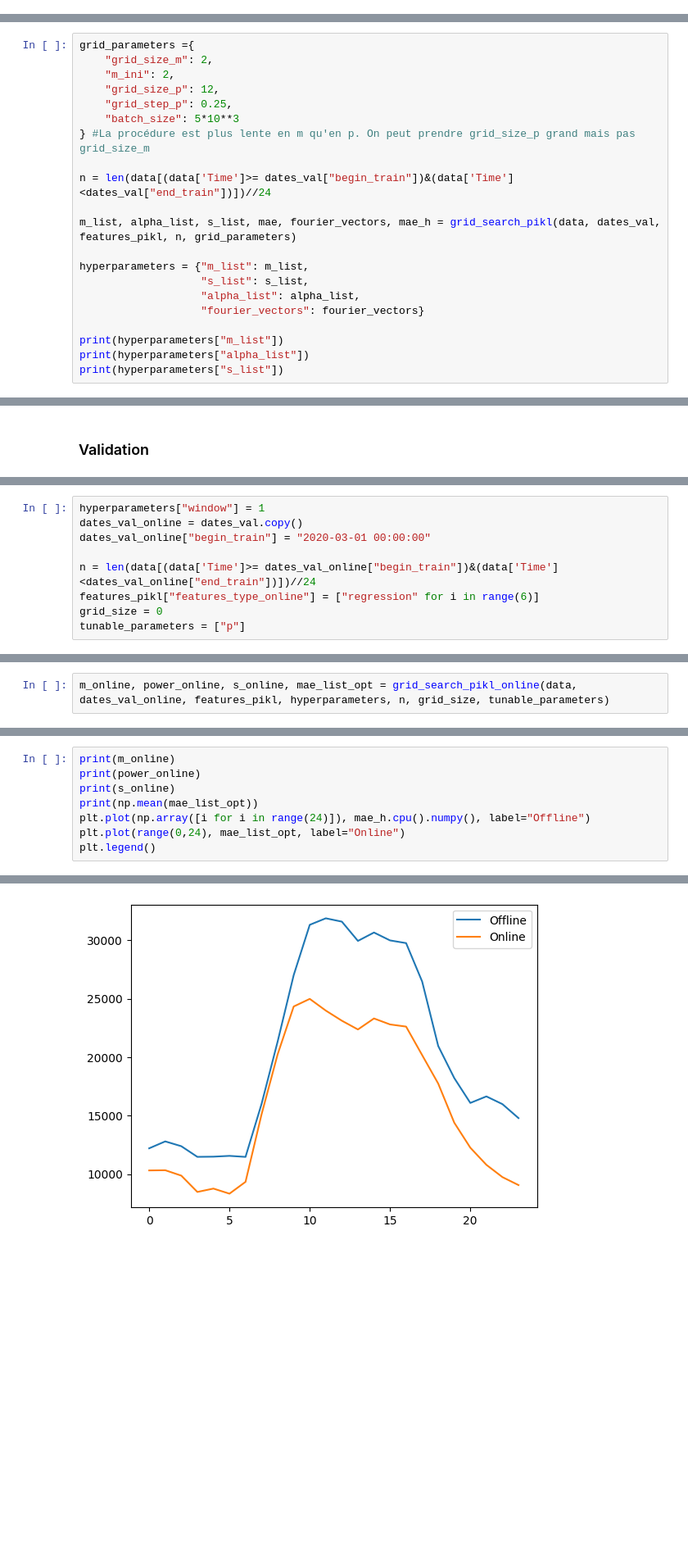
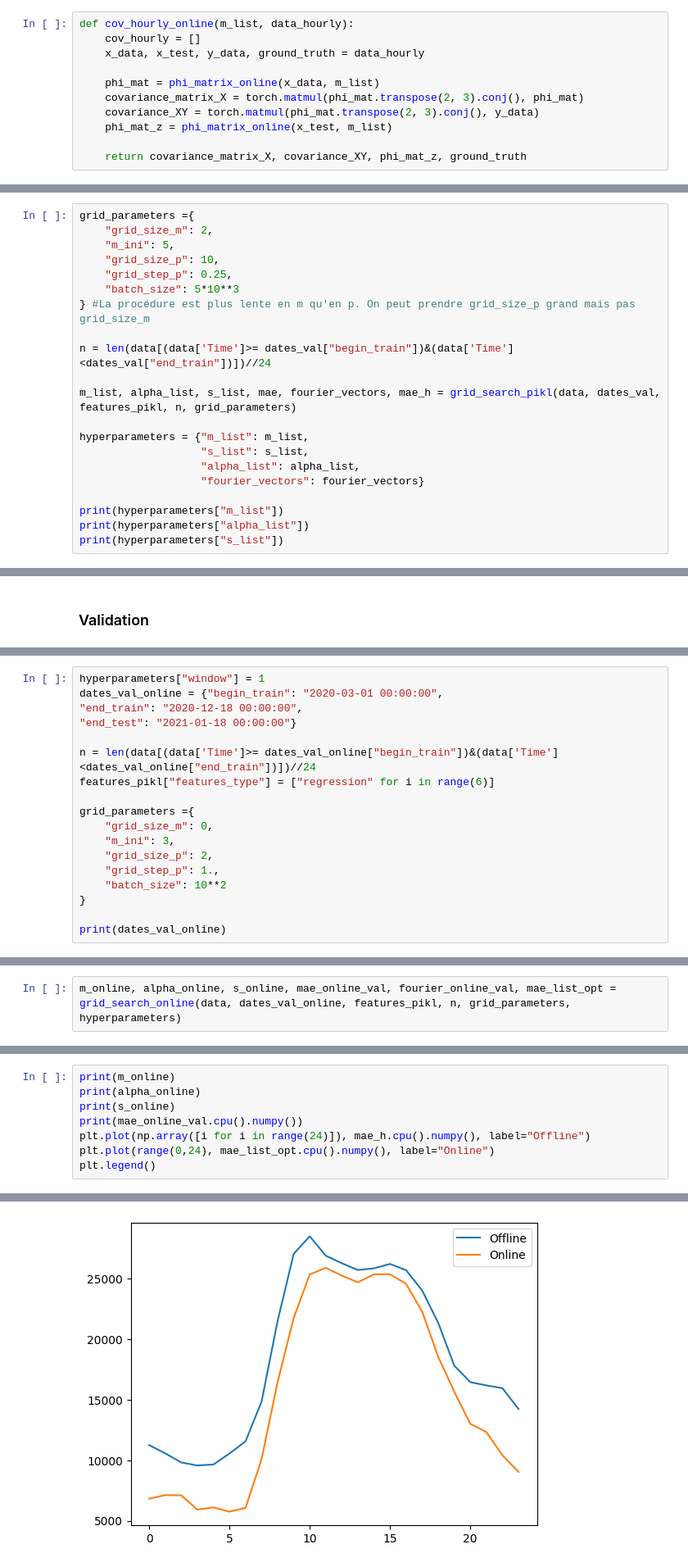
Before and after one commit to NathanDoumeche/WeaKL, a Jupyter notebook: ieee_competition/PIKL.ipynb, the cells around one changed output, grey strips where cells are left out. Shown at 82% size. Saved outputs shown, nothing was run; the diff lists cells and outputs as text; blank space fills up the shorter version.

Commit message:
Grid search online PIKL

```diff
--- a/ieee_competition/PIKL.ipynb
+++ b/ieee_competition/PIKL.ipynb
@@ -439,3 +484,14 @@ def estimation_kalman(fourier_coefs, z_data, m_list):
+# %%
+def cov_hourly_online(m_list, data_hourly):
+    cov_hourly = []
+    x_data, x_test, y_data, ground_truth = data_hourly
+
+    phi_mat = phi_matrix_online(x_data, m_list)
+    covariance_matrix_X = torch.matmul(phi_mat.transpose(2, 3).conj(), phi_mat)
+    covariance_XY = torch.matmul(phi_mat.transpose(2, 3).conj(), y_data)
+    phi_mat_z = phi_matrix_online(x_test, m_list)
+
+    return covariance_matrix_X, covariance_XY, phi_mat_z, ground_truth
 # %%
 def hour_formatting_online(data, date, features_pikl, hyperparameters):
     begin_train, end_train, end_test = date["begin_train"], date["end_train"], date["end_test"]
@@ -699,8 +711,8 @@ features_pikl["features_union"] =  np.union1d(features_pikl["features1"],feature
 # %%
 grid_parameters ={
     "grid_size_m": 2,
-    "m_ini": 2,
-    "grid_size_p": 12,
+    "m_ini": 5,
+    "grid_size_p": 10,
     "grid_step_p": 0.25,
     "batch_size": 5*10**3
 } #La procédure est plus lente en m qu'en p. On peut prendre grid_size_p grand mais pas grid_size_m
@@ -807,9 +853,18 @@ The mean MAE offline is 15695.979
 # %%
 hyperparameters["window"] = 1
-dates_val_online = dates_val.copy()
-dates_val_online["begin_train"] = "2020-03-01 00:00:00"
+dates_val_online = {"begin_train": "2020-03-01 00:00:00",
+"end_train": "2020-12-18 00:00:00",
+"end_test": "2021-01-18 00:00:00"}
 
 n = len(data[(data['Time']>= dates_val_online["begin_train"])&(data['Time']<dates_val_online["end_train"])])//24
-features_pikl["features_type_online"] = ["regression" for i in range(6)]
-grid_size = 0
-tunable_parameters = ["p"]
+features_pikl["features_type"] = ["regression" for i in range(6)]
+
+grid_parameters ={
+    "grid_size_m": 0,
+    "m_ini": 3,
+    "grid_size_p": 2,
+    "grid_step_p": 1.,
+    "batch_size": 10**2
+}
+
+print(dates_val_online)
@@ -816,3 +873,3 @@ tunable_parameters = ["p"]
 # %%
-m_online, power_online, s_online, mae_list_opt = grid_search_pikl_online(data, dates_val_online, features_pikl, hyperparameters, n, grid_size, tunable_parameters)
+m_online, alpha_online, s_online, mae_online_val, fourier_online_val, mae_list_opt = grid_search_online(data, dates_val_online, features_pikl, n, grid_parameters, hyperparameters)
 # %% [output]
@@ -820,9 +877,9 @@ m_online, power_online, s_online, mae_list_opt = grid_search_pikl_online(data, d
 # %%
 print(m_online)
-print(power_online)
+print(alpha_online)
 print(s_online)
-print(np.mean(mae_list_opt))
+print(mae_online_val.cpu().numpy())
 plt.plot(np.array([i for i in range(24)]), mae_h.cpu().numpy(), label="Offline")
-plt.plot(range(0,24), mae_list_opt, label="Online")
+plt.plot(range(0,24), mae_list_opt.cpu().numpy(), label="Online")
 plt.legend()
 # %% [output]
@@ -833,4 +891,4 @@ plt.legend()
 <matplotlib.legend.Legend at 0x...>
-[figure, old version]
+[figure, new version]
 # %% [markdown]
 ### Test
```
Also changed, not shown: parts of 38 cells of this notebook.
